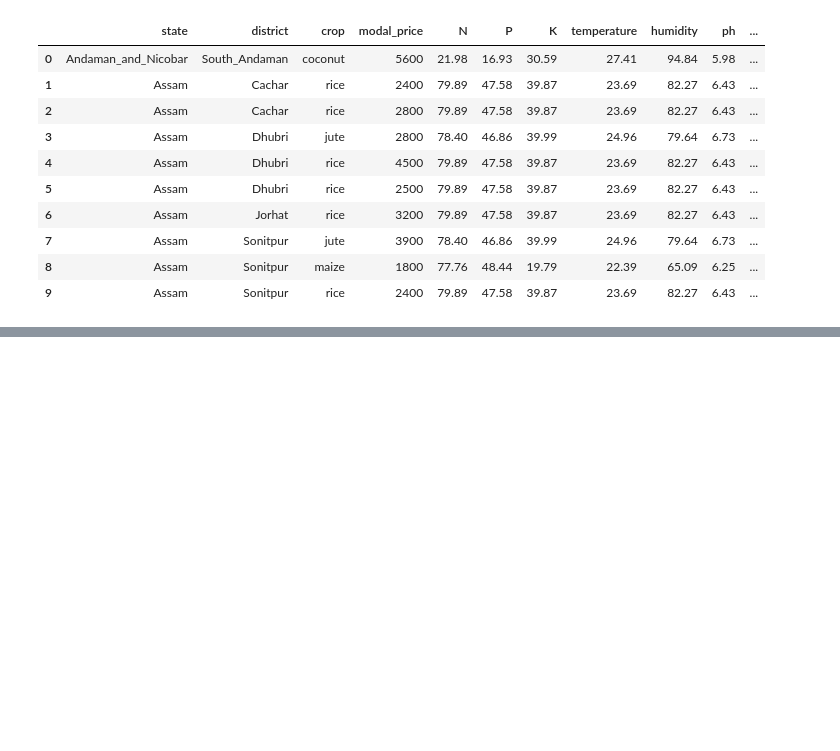
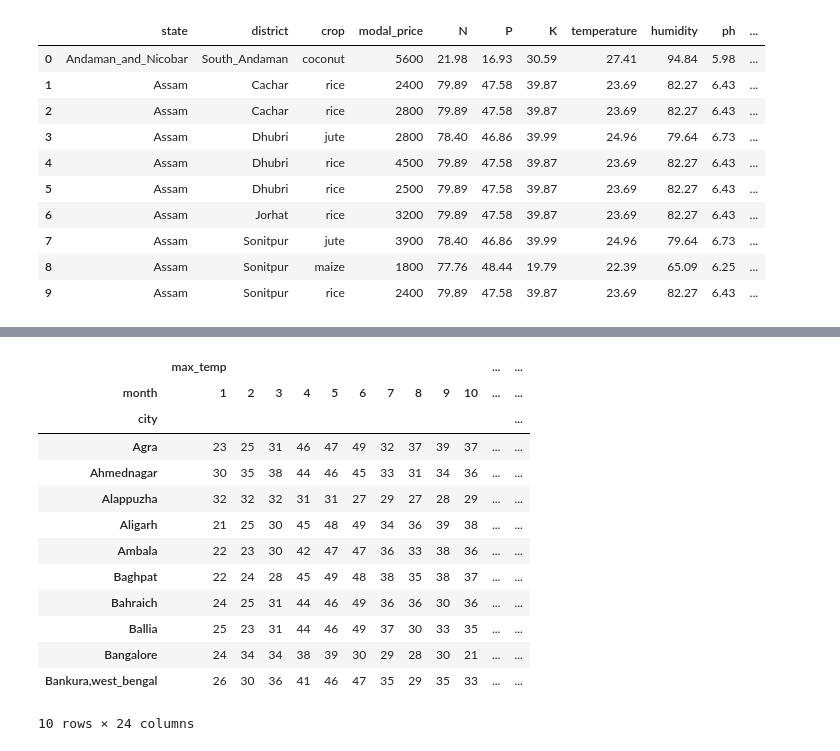
Before and after one commit to piyush-mk/TRINIT_ExeAI_ML, a Jupyter notebook: preprocess.ipynb, the cells around one changed output, grey strips where cells are left out. Saved outputs shown, nothing was run; the diff lists cells and outputs as text; code cells hidden in the pictures; blank space fills up the shorter version.

Commit message:
update dataset

```diff
--- a/preprocess.ipynb
+++ b/preprocess.ipynb
@@ -412,0 +370,4 @@ KeyError: Index(['district'], dtype='object')
+# %%
+#read the monthly data
+df9 = pd.read_csv('Dataset/monthly.csv')
+df9.head(10)
@@ -412,0 +386,5 @@ KeyError: Index(['district'], dtype='object')
+# %%
+#change the month column from date to month
+df9['month'] = pd.to_datetime(df9['month'])
+df9['month'] = df9['month'].dt.month_name()
+df9.head(10)
@@ -412,0 +403,6 @@ KeyError: Index(['district'], dtype='object')
+# %%
+#month to number
+df9['month'] = df9['month'].map({'January':1,'February':2,'March':3,'April':4,'May':5,'June':6,'July':7,'August':8,'September':9,'October':10,'November':11,'December':12})
+# %%
+#drop average temperature
+df9.drop(['avg_temp'],axis=1,inplace=True)
@@ -412,0 +429,19 @@ KeyError: Index(['district'], dtype='object')
+# %%
+#reshape the data to get the monthly min and max temp for each city
+df9 = df9.pivot_table(index=['city'],columns='month',values=['min_temp','max_temp'])
+df9.head(10)
+# %% [output]
+|  | max_temp |  |  |  |  |  |  |  |  |  | ... | ... |
+| month | 1 | 2 | 3 | 4 | 5 | 6 | 7 | 8 | 9 | 10 | ... | ... |
+| city |  |  |  |  |  |  |  |  |  |  |  | ... |
+| Agra | 23 | 25 | 31 | 46 | 47 | 49 | 32 | 37 | 39 | 37 | ... | ... |
+| Ahmednagar | 30 | 35 | 38 | 44 | 46 | 45 | 33 | 31 | 34 | 36 | ... | ... |
+| Alappuzha | 32 | 32 | 32 | 31 | 31 | 27 | 29 | 27 | 28 | 29 | ... | ... |
+| Aligarh | 21 | 25 | 30 | 45 | 48 | 49 | 34 | 36 | 39 | 38 | ... | ... |
+| Ambala | 22 | 23 | 30 | 42 | 47 | 47 | 36 | 33 | 38 | 36 | ... | ... |
+| Baghpat | 22 | 24 | 28 | 45 | 49 | 48 | 38 | 35 | 38 | 37 | ... | ... |
+| Bahraich | 24 | 25 | 31 | 44 | 46 | 49 | 36 | 36 | 30 | 36 | ... | ... |
+| Ballia | 25 | 23 | 31 | 44 | 46 | 49 | 37 | 30 | 33 | 35 | ... | ... |
+| Bangalore | 24 | 34 | 34 | 38 | 39 | 30 | 29 | 28 | 30 | 21 | ... | ... |
+| Bankura,west_bengal | 26 | 30 | 36 | 41 | 46 | 47 | 35 | 29 | 35 | 33 | ... | ... |
+10 rows × 24 columns
```
Also changed, not shown: parts of 12 cells of this notebook, 3 other files.
